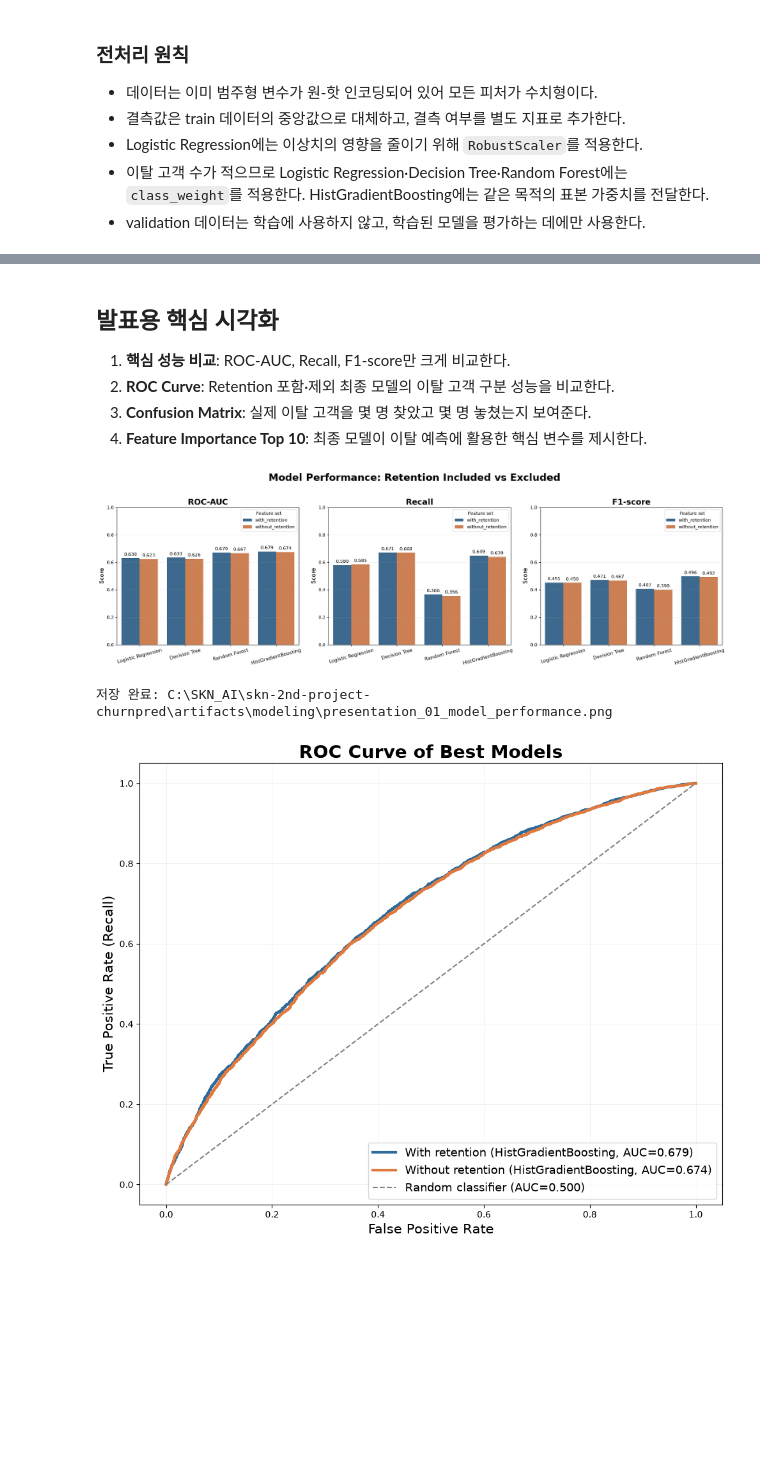
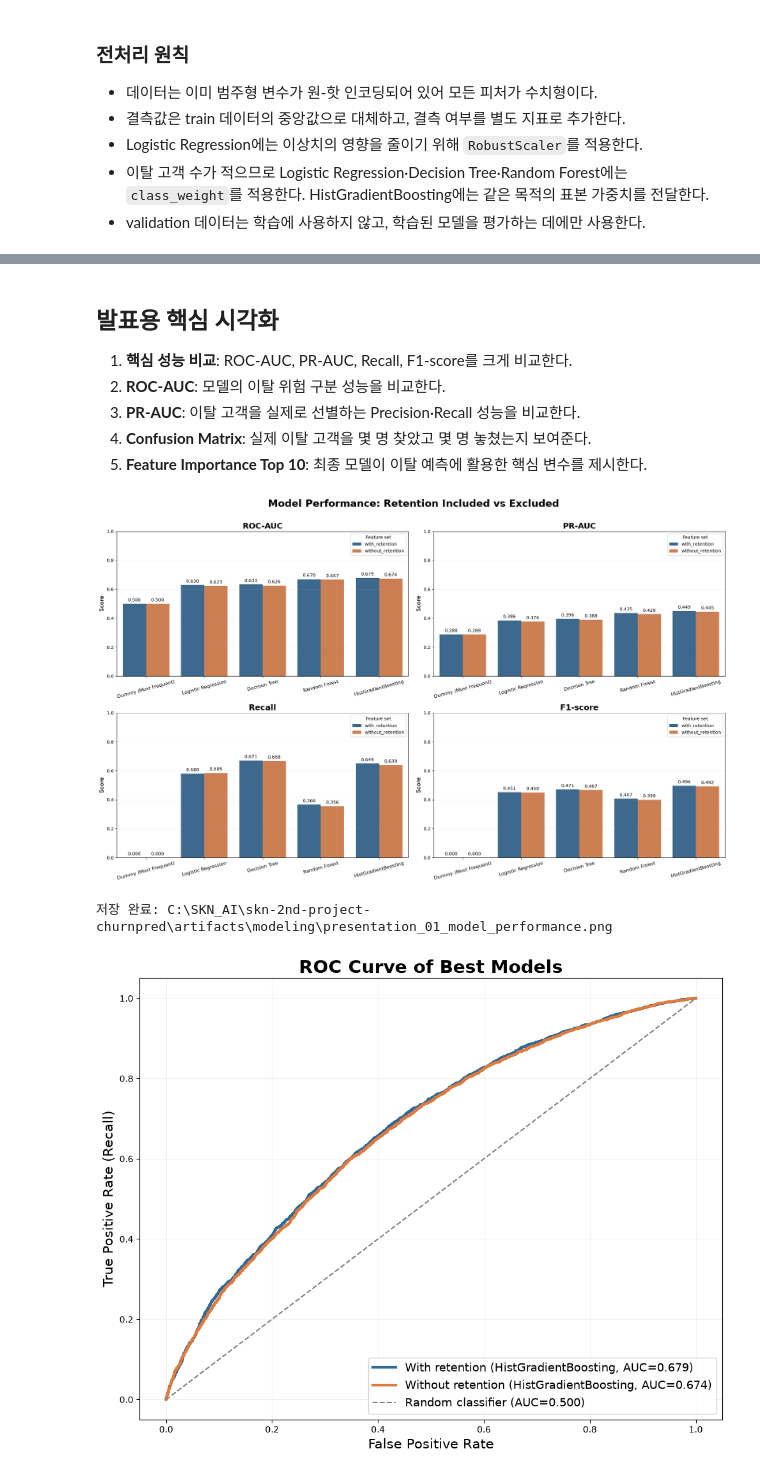
Before and after one commit to skn-2nd-churn-pred/skn-2nd-project-churnpred, a Jupyter notebook: notebooks/02_model.ipynb, the cells around one changed output, grey strips where cells are left out. Cells and saved outputs as stored; diff of their text form; code cells hidden in the pictures; blank space fills up the shorter version.

Commit message:
20260720-김유진-notebooks/02_model, modeling_report에Dummy 비교모델 및 PR-AUC 지표 추가

```diff
--- a/notebooks/02_model.ipynb
+++ b/notebooks/02_model.ipynb
@@ -179,6 +189,10 @@ display(target_summary.round(4))
 def make_models():
     # 두 데이터 버전에 완전히 동일하게 적용할 모델 목록.
     return {
+        "Dummy (Most Frequent)": Pipeline([
+            ("imputer", SimpleImputer(strategy="median", add_indicator=True)),
+            ("model", DummyClassifier(strategy="most_frequent")),
+        ]),
         "Logistic Regression": Pipeline([
             ("imputer", SimpleImputer(strategy="median", add_indicator=True)),
             ("scaler", RobustScaler()),
@@ -254,6 +268,7 @@ def evaluate_feature_set(feature_set: str, X_train, y_train, X_val, y_val):
             "feature_set": feature_set,
             "model": model_name,
             "roc_auc": roc_auc_score(y_val, probability),
+            "pr_auc": average_precision_score(y_val, probability),
             "accuracy": accuracy_score(y_val, prediction),
             "balanced_accuracy": balanced_accuracy_score(y_val, prediction),
             "precision": precision_score(y_val, prediction, zero_division=0),
@@ -337,13 +357,14 @@ display(comparison.round(4))
 # 10. 모델 핵심 성능 비교 시각화
 plot_data = results.melt(
     id_vars=["feature_set", "model"],
-    value_vars=["roc_auc", "accuracy", "precision", "recall", "f1"],
+    value_vars=["roc_auc", "pr_auc", "accuracy", "precision", "recall", "f1"],
     var_name="metric",
     value_name="score",
 )
 
-fig, axes = plt.subplots(2, 3, figsize=(16, 9))
-for axis, metric in zip(axes.ravel(), ["roc_auc", "accuracy", "precision", "recall", "f1"]):
+metric_order = ["roc_auc", "pr_auc", "accuracy", "precision", "recall", "f1"]
+fig, axes = plt.subplots(2, 3, figsize=(18, 10))
+for axis, metric in zip(axes.ravel(), metric_order):
     subset = plot_data[plot_data["metric"] == metric]
     sns.barplot(data=subset, x="model", y="score", hue="feature_set", ax=axis)
     axis.set_title(metric.upper() + " by feature set")
@@ -353,7 +374,6 @@ for axis, metric in zip(axes.ravel(), ["roc_auc", "accuracy", "precision", "reca
     axis.tick_params(axis="x", rotation=15)
     axis.grid(axis="y", alpha=0.25)
 
-axes[1, 2].axis("off")
 plt.tight_layout()
 figure_path = OUTPUT_DIR / "presentation_00_retention_model_comparison.png"
 plt.savefig(figure_path, dpi=160, bbox_inches="tight")
@@ -384,55 +425,57 @@ ROC-AUC: 0.6738 | Accuracy: 0.6193 | Recall: 0.6390 | F1: 0.4917
 # %% [markdown]
 ## 발표용 핵심 시각화
 
-1. **핵심 성능 비교**: ROC-AUC, Recall, F1-score만 크게 비교한다.
-2. **ROC Curve**: Retention 포함·제외 최종 모델의 이탈 고객 구분 성능을 비교한다.
-3. **Confusion Matrix**: 실제 이탈 고객을 몇 명 찾았고 몇 명 놓쳤는지 보여준다.
-4. **Feature Importance Top 10**: 최종 모델이 이탈 예측에 활용한 핵심 변수를 제시한다.
+1. **핵심 성능 비교**: ROC-AUC, PR-AUC, Recall, F1-score를 크게 비교한다.
+2. **ROC-AUC**: 모델의 이탈 위험 구분 성능을 비교한다.
+3. **PR-AUC**: 이탈 고객을 실제로 선별하는 Precision·Recall 성능을 비교한다.
+4. **Confusion Matrix**: 실제 이탈 고객을 몇 명 찾았고 몇 명 놓쳤는지 보여준다.
+5. **Feature Importance Top 10**: 최종 모델이 이탈 예측에 활용한 핵심 변수를 제시한다.
 # %%
 # 12. ① 핵심 성능 비교 그래프
 presentation_metrics = results.melt(
     id_vars=["feature_set", "model"],
-    value_vars=["roc_auc", "recall", "f1"],
+    value_vars=["roc_auc", "pr_auc", "recall", "f1"],
     var_name="metric",
     value_name="score",
 )
 
 metric_titles = {
     "roc_auc": "ROC-AUC",
+    "pr_auc": "PR-AUC",
     "recall": "Recall",
     "f1": "F1-score",
 }
 
-fig, axes = plt.subplots(1, 3, figsize=(20, 6))
-for axis, metric in zip(axes, ["roc_auc", "recall", "f1"]):
+fig, axes = plt.subplots(2, 2, figsize=(20, 12))
+for axis, metric in zip(axes.ravel(), ["roc_auc", "pr_auc", "recall", "f1"]):
     subset = presentation_metrics[presentation_metrics["metric"] == metric]
     sns.barplot(
         data=subset,
         x="model",
         y="score",
         hue="feature_set",
         palette=["#2F6B9A", "#E07A3F"],
         ax=axis,
     )
     axis.set_title(metric_titles[metric], fontsize=18, weight="bold")
     axis.set_xlabel("")
     axis.set_ylabel("Score", fontsize=13)
     axis.set_ylim(0, 1)
     axis.tick_params(axis="x", labelrotation=15, labelsize=11)
     axis.grid(axis="y", alpha=0.25)
     axis.legend(title="Feature set", fontsize=10)
 
     for container in axis.containers:
         axis.bar_label(container, fmt="%.3f", padding=3, fontsize=10)
 
-fig.suptitle("Model Performance: Retention Included vs Excluded", fontsize=22, weight="bold", y=1.03)
+fig.suptitle("Model Performance: Retention Included vs Excluded", fontsize=22, weight="bold", y=1.01)
 plt.tight_layout()
 path_performance = OUTPUT_DIR / "presentation_01_model_performance.png"
 plt.savefig(path_performance, dpi=220, bbox_inches="tight")
 plt.show()
 print("저장 완료:", path_performance)
 # %% [output]
-[figure, old version]
+[figure, new version]
 저장 완료: C:\SKN_AI\skn-2nd-project-churnpred\artifacts\modeling\presentation_01_model_performance.png
 # %%
 # 13. ② Retention 포함·제외 최종 모델의 ROC Curve
```
Also changed, not shown: parts of 12 cells of this notebook, 10 other files.
